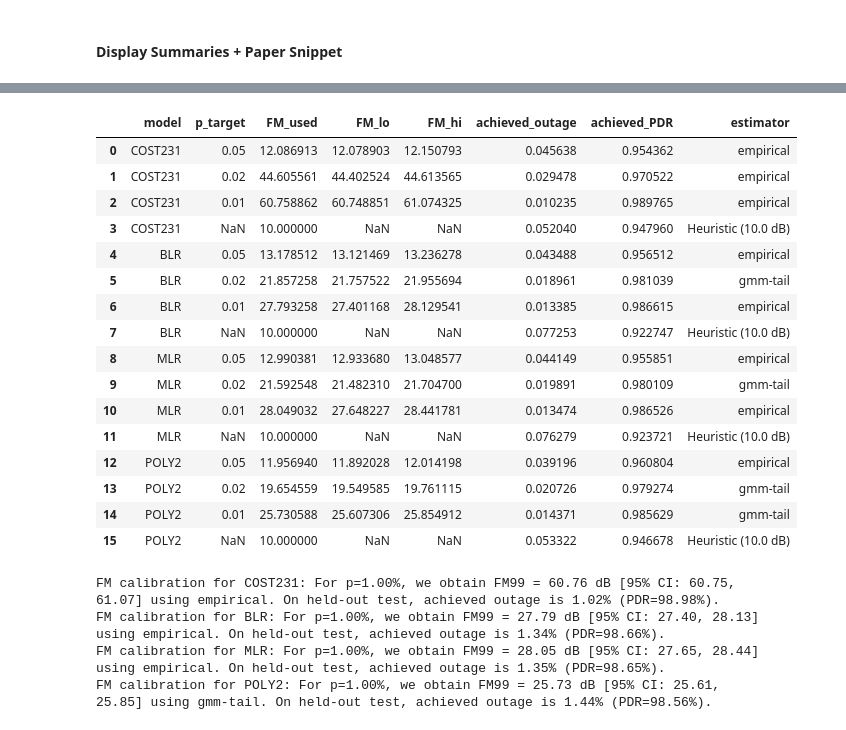
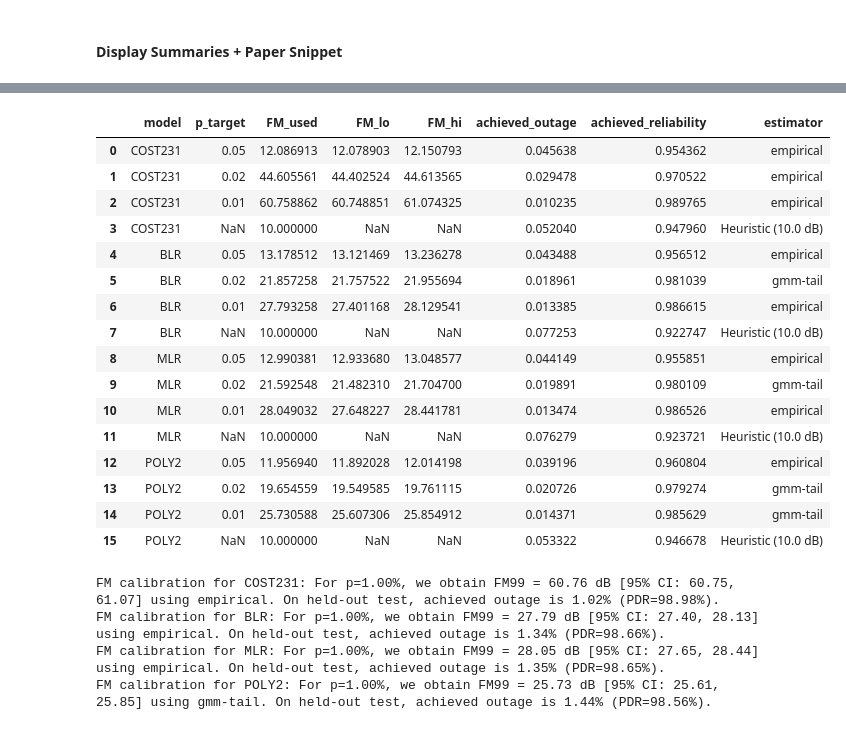
Before and after one commit to nahshonmokua/LoRaWAN-Indoor-PL-parametrics, a Jupyter notebook: 06_FADE MARGIN ANALYSIS.ipynb, the cells around one changed output, grey strips where cells are left out. Cells and saved outputs as stored; diff of their text form; code cells hidden in the pictures.

```diff
--- a/06_FADE MARGIN ANALYSIS.ipynb
+++ b/06_FADE MARGIN ANALYSIS.ipynb
@@ -481,7 +481,7 @@ for fam, eps_test in test_residuals.items():
         validation_rows.append({
             "model": fam, "p_target": p,
             "FM_used": FM, "FM_lo": r["fm_sel_lo"], "FM_hi": r["fm_sel_hi"],
-            "achieved_outage": phat, "achieved_PDR": 1.0 - phat,
+            "achieved_outage": phat, "achieved_reliability": 1.0 - phat,
             "estimator": r["selected"]
         })
     # Heuristic baseline
@@ -489,7 +489,7 @@ for fam, eps_test in test_residuals.items():
     validation_rows.append({
         "model": fam, "p_target": None,
         "FM_used": HEURISTIC_FM_DB, "FM_lo": np.nan, "FM_hi": np.nan,
-        "achieved_outage": ph, "achieved_PDR": 1.0 - ph,
+        "achieved_outage": ph, "achieved_reliability": 1.0 - ph,
         "estimator": f"Heuristic ({HEURISTIC_FM_DB} dB)"
     })
 
@@ -1066,35 +1066,35 @@ def paper_snippet(model_name, p=0.01):
         return f"[{model_name}] No FM row for p={p}."
     sub = sub.iloc[0]
     val = validation_df[(validation_df["model"] == model_name) & (validation_df["p_target"] == p)]
     if val.empty:
         return f"[{model_name}] No validation row for p={p}."
     val = val.iloc[0]
     fm = sub["fm_sel"]; lo = sub["fm_sel_lo"]; hi = sub["fm_sel_hi"]; est = sub["selected"]
-    ach_p = val["achieved_outage"]; ach_pdr = val["achieved_PDR"]
+    ach_p = val["achieved_outage"]; ach_pdr = val["achieved_reliability"]
     return (
         f"FM calibration for {model_name}: For p={p:.2%}, we obtain FM{int((1-p)*100)} = {fm:.2f} dB "
         f"[95% CI: {lo:.2f}, {hi:.2f}] using {est}. On held-out test, achieved outage "
         f"is {ach_p:.2%} (PDR={ach_pdr:.2%})."
     )
 
 for fam in ["COST231", "BLR", "MLR", "POLY2"]:
     if fam in fm_table["model"].unique():
         print(paper_snippet(fam, p=0.01))
 # %% [output]
 |  | model | p | block_len | fm_emp | fm_emp_lo | fm_emp_hi | param_name | fm_param | param_lo | param_hi | ... |
 | 0 | COST231 | 0.05 | 25 | 12.086913 | 12.078903 | 12.150793 | gmm(K=3) | 11.758736 | 11.717154 | 11.801049 | ... |
 | 1 | COST231 | 0.02 | 25 | 44.605561 | 44.402524 | 44.613565 | gmm(K=3) | 43.092829 | 42.804645 | 43.366222 | ... |
 | 2 | COST231 | 0.01 | 25 | 60.758862 | 60.748851 | 61.074325 | gmm(K=3) | 55.745280 | 55.541163 | 55.949056 | ... |
 | 3 | BLR | 0.05 | 25 | 13.178512 | 13.121469 | 13.236278 | gmm(K=3) | 13.195252 | 13.145006 | 13.244301 | ... |
 | 4 | BLR | 0.02 | 25 | 19.570908 | 19.463179 | 19.666811 | gmm(K=3) | 21.857258 | 21.757522 | 21.955694 | ... |
 | 5 | BLR | 0.01 | 25 | 27.793258 | 27.401168 | 28.129541 | gmm(K=3) | 27.670005 | 27.556766 | 27.788802 | ... |
 | 6 | MLR | 0.05 | 25 | 12.990381 | 12.933680 | 13.048577 | gmm(K=3) | 12.752794 | 12.707722 | 12.796911 | ... |
 | 7 | MLR | 0.02 | 25 | 19.468632 | 19.360884 | 19.578037 | gmm(K=3) | 21.592548 | 21.482310 | 21.704700 | ... |
 | 8 | MLR | 0.01 | 25 | 28.049032 | 27.648227 | 28.441781 | gmm(K=3) | 28.047654 | 27.919082 | 28.175488 | ... |
 | 9 | POLY2 | 0.05 | 25 | 11.956940 | 11.892028 | 12.014198 | gmm(K=3) | 11.495694 | 11.454531 | 11.537330 | ... |
 | 10 | POLY2 | 0.02 | 25 | 18.155629 | 18.043042 | 18.259450 | gmm(K=3) | 19.654559 | 19.549585 | 19.761115 | ... |
 | 11 | POLY2 | 0.01 | 25 | 24.051563 | 23.878180 | 24.206513 | gmm(K=3) | 25.730588 | 25.607306 | 25.854912 | ... |
-|  | model | p_target | FM_used | FM_lo | FM_hi | achieved_outage | achieved_PDR | estimator |
+|  | model | p_target | FM_used | FM_lo | FM_hi | achieved_outage | achieved_reliability | estimator |
 | 0 | COST231 | 0.05 | 12.086913 | 12.078903 | 12.150793 | 0.045638 | 0.954362 | empirical |
 | 1 | COST231 | 0.02 | 44.605561 | 44.402524 | 44.613565 | 0.029478 | 0.970522 | empirical |
 | 2 | COST231 | 0.01 | 60.758862 | 60.748851 | 61.074325 | 0.010235 | 0.989765 | empirical |
```
Also changed, not shown: parts of 3 cells of this notebook.
